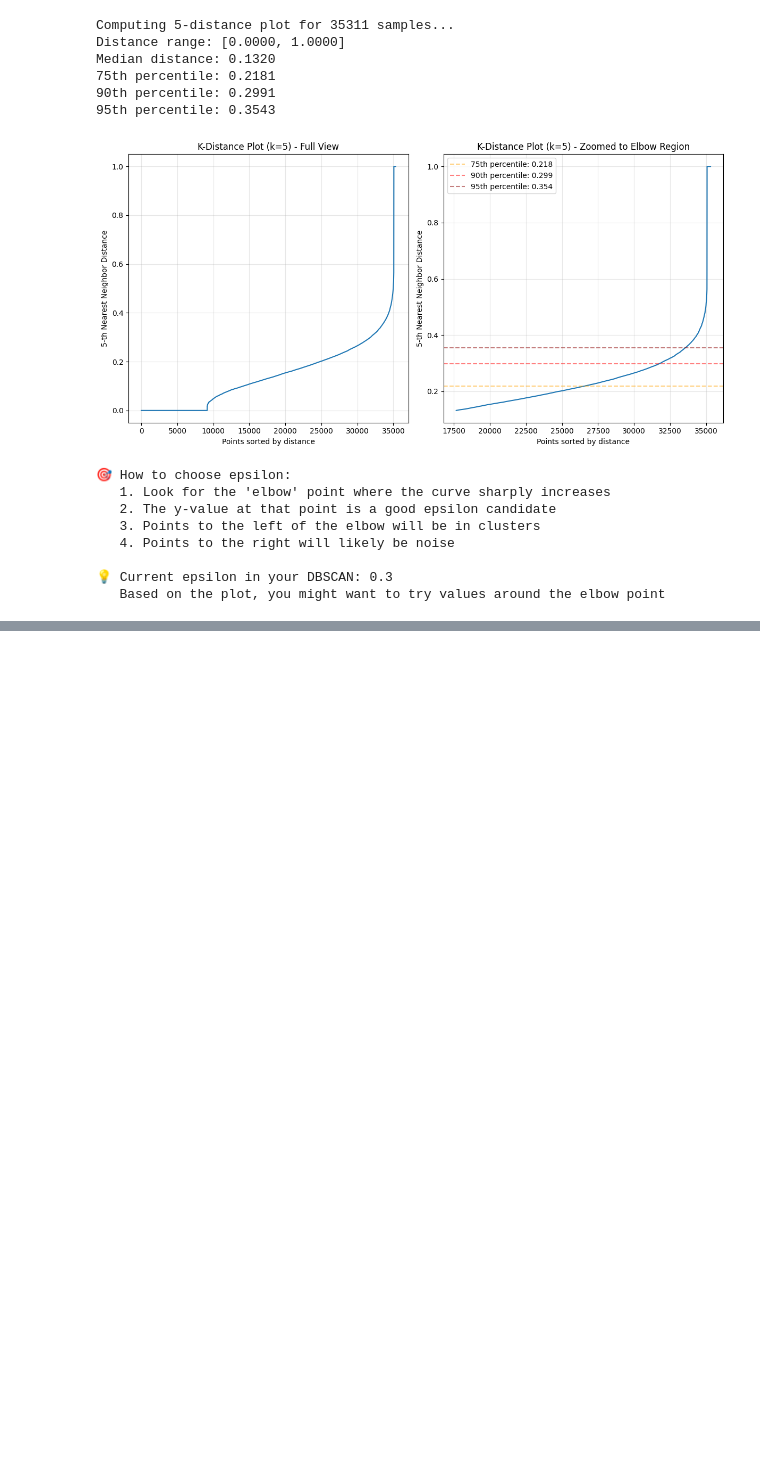
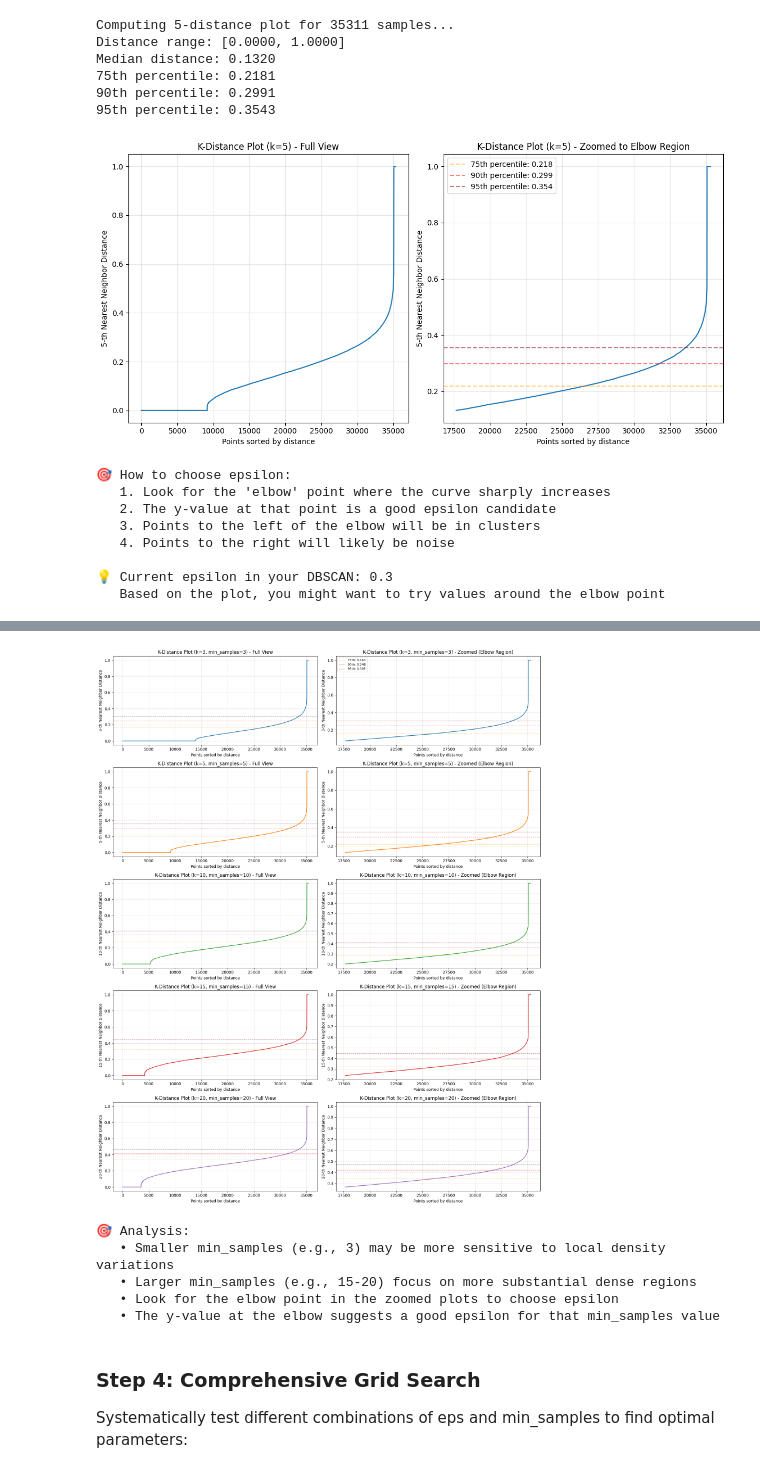
Before and after one commit to MomPansy/SC4020-project-1, a Jupyter notebook: dbscan/product.ipynb, the cells around one changed output, grey strips where cells are left out. Cells and saved outputs as stored; diff of their text form; code cells hidden in the pictures; blank space fills up the shorter version.

```diff
--- a/dbscan/product.ipynb
+++ b/dbscan/product.ipynb
@@ -476,0 +406,67 @@ DBSCAN Cluster 0 (32920 products):
+# %%
+# Test different min_samples values
+min_samples_values = [3, 5, 10, 15, 20]
+
+# Create subplots - 2 rows for each min_samples (full view and zoomed)
+fig, axes = plt.subplots(len(min_samples_values), 2, figsize=(16, 4 * len(min_samples_values)))
+
+for idx, k in enumerate(min_samples_values):
+    print(f"Computing k-distance for min_samples={k}...")
+
+    # Compute k-nearest neighbors
+    neighbors = NearestNeighbors(n_neighbors=k, metric='cosine')
+    neighbors.fit(product_title_encoded)
+    distances, indices = neighbors.kneighbors(product_title_encoded)
+
+    # Get the distance to the k-th nearest neighbor (last column)
+    k_distances = distances[:, -1]
+
+    # Sort in ascending order
+    k_distances = np.sort(k_distances)
+
+    # Plot full view
+    ax_full = axes[idx, 0] if len(min_samples_values) > 1 else axes[0]
+    ax_full.plot(k_distances, linewidth=1.5, color=f'C{idx}')
+    ax_full.set_xlabel('Points sorted by distance')
+    ax_full.set_ylabel(f'{k}-th Nearest Neighbor Distance')
+    ax_full.set_title(f'K-Distance Plot (k={k}, min_samples={k}) - Full View')
+    ax_full.grid(True, alpha=0.3)
+
+    # Add percentile lines
+    for percentile, color in [(75, 'orange'), (90, 'red'), (95, 'darkred')]:
+        value = np.percentile(k_distances, percentile)
+        ax_full.axhline(y=value, color=color, linestyle='--', alpha=0.4, linewidth=1)
+
+    # Plot zoomed view (focusing on elbow region)
+    ax_zoom = axes[idx, 1] if len(min_samples_values) > 1 else axes[1]
+    focus_start = int(len(k_distances) * 0.5)  # Start from 50% of points
+    ax_zoom.plot(range(focus_start, len(k_distances)), k_distances[focus_start:],
+                 linewidth=1.5, color=f'C{idx}')
+    ax_zoom.set_xlabel('Points sorted by distance')
+    ax_zoom.set_ylabel(f'{k}-th Nearest Neighbor Distance')
+    ax_zoom.set_title(f'K-Distance Plot (k={k}, min_samples={k}) - Zoomed (Elbow Region)')
+    ax_zoom.grid(True, alpha=0.3)
+
+    # Add percentile lines with labels only on first plot
+    for percentile, color in [(75, 'orange'), (90, 'red'), (95, 'darkred')]:
+        value = np.percentile(k_distances, percentile)
+        label = f'{percentile}th: {value:.3f}' if idx == 0 else None
+        ax_zoom.axhline(y=value, color=color, linestyle='--', alpha=0.5, linewidth=1, label=label)
+
+    if idx == 0:
+        ax_zoom.legend(loc='upper left', fontsize=8)
+
+    # Print statistics
+    print(f"  min_samples={k}: median={np.median(k_distances):.4f}, "
+          f"90th={np.percentile(k_distances, 90):.4f}, "
+          f"95th={np.percentile(k_distances, 95):.4f}")
+
+plt.tight_layout()
+plt.show()
+
+print("\n🎯 Analysis:")
+print("   • Smaller min_samples (e.g., 3) may be more sensitive to local density variations")
+print("   • Larger min_samples (e.g., 15-20) focus on more substantial dense regions")
+print("   • Look for the elbow point in the zoomed plots to choose epsilon")
+print("   • The y-value at the elbow suggests a good epsilon for that min_samples value")
+# %% [output]
@@ -476,0 +492,10 @@ DBSCAN Cluster 0 (32920 products):
+[figure, added]
+🎯 Analysis:
+   • Smaller min_samples (e.g., 3) may be more sensitive to local density variations
+   • Larger min_samples (e.g., 15-20) focus on more substantial dense regions
+   • Look for the elbow point in the zoomed plots to choose epsilon
+   • The y-value at the elbow suggests a good epsilon for that min_samples value
+# %% [markdown]
+### Step 4: Comprehensive Grid Search
+
+Systematically test different combinations of eps and min_samples to find optimal parameters:
```
Also changed, not shown: parts of 23 cells of this notebook, 2 other files.
